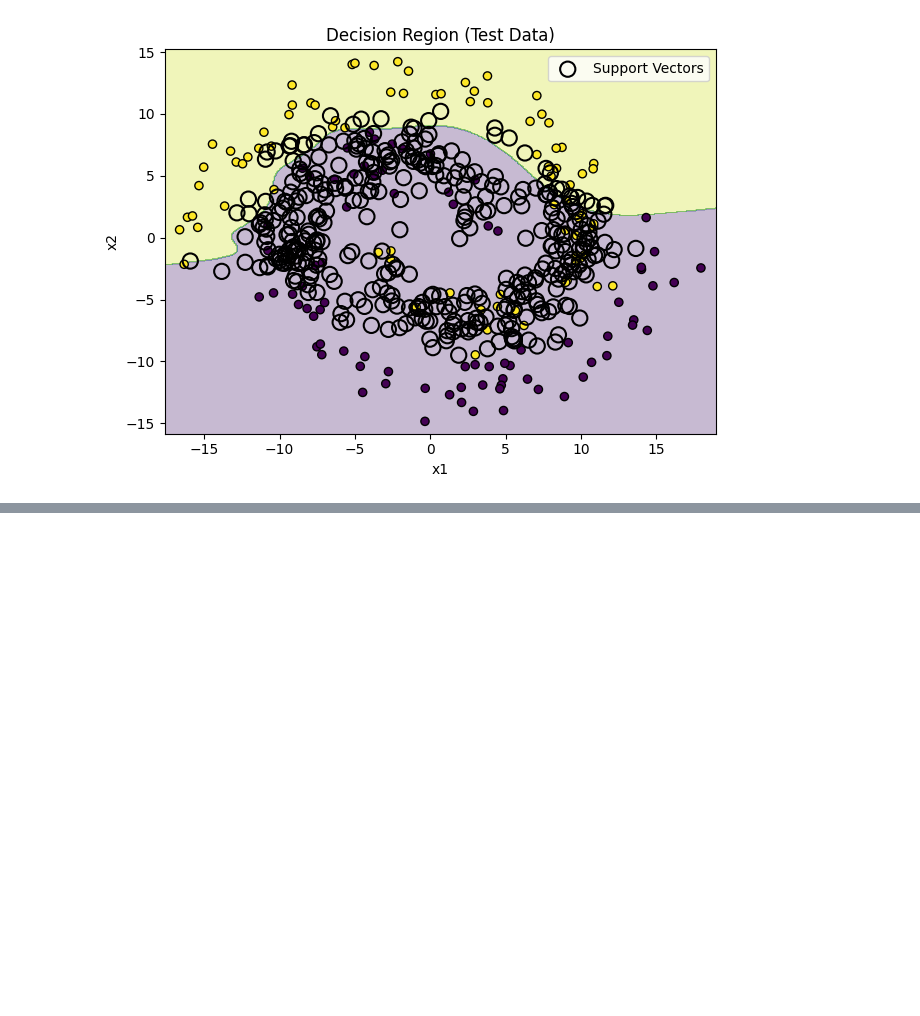
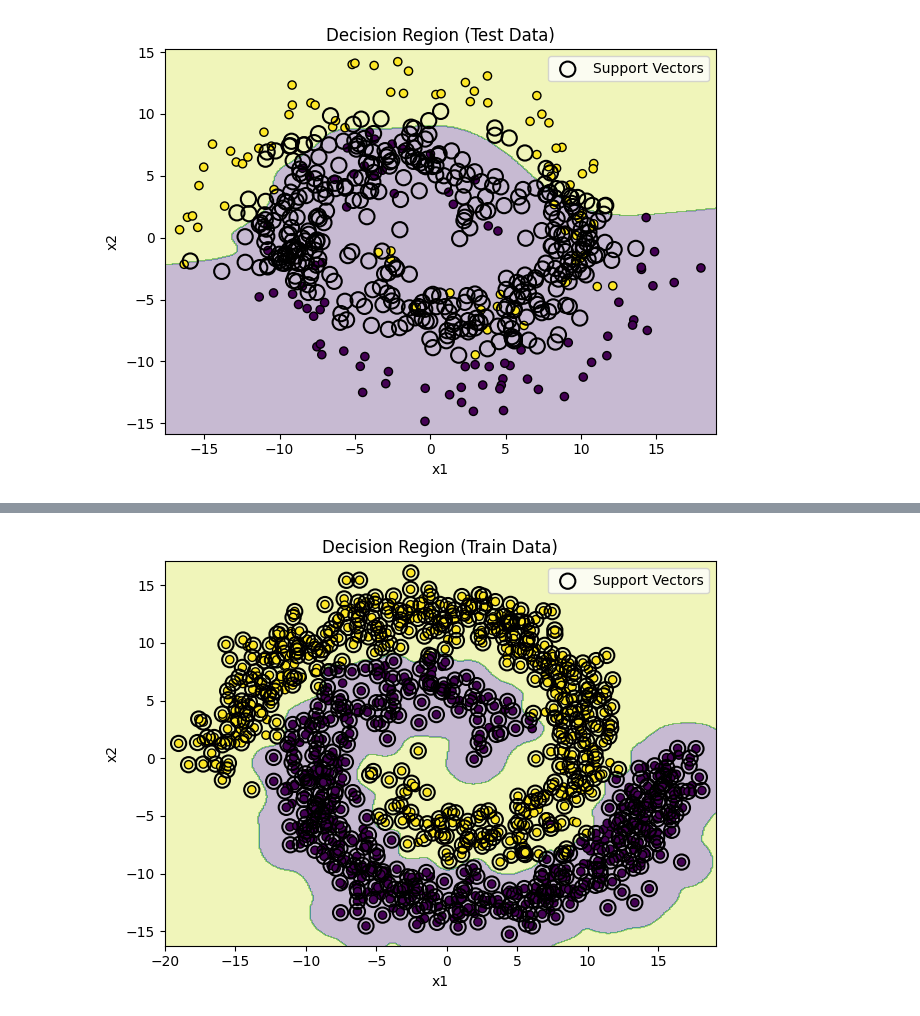
Before and after one commit to Hrushikesh9807/Pattern-Recognition-and-Machine-Learning, a Jupyter notebook: Assignment-4/src/q2.ipynb, the cells around one changed output, grey strips where cells are left out. Drawn from its saved outputs; the diff is of its cells as text; code cells hidden in the pictures; blank space fills up the shorter version.

```diff
--- a/Assignment-4/src/q2.ipynb
+++ b/Assignment-4/src/q2.ipynb
@@ -189,0 +192,21 @@ plot_decision_regions(clf, xtest, ytest, title="Decision Region (Test Data)")
+# %%
+from sklearn import svm
+
+gs = [0.001, 0.01, 0.1, 1, 10, 100]
+
+for c in [1, 10, 100]:
+    for g in gs:
+        clf = svm.SVC(kernel='rbf', C=c, gamma=g)
+        clf.fit(xtrain, ytrain)
+        print(f"Gaussian kernel, C={c}, width={g}")
+
+        ytest_pred = clf.predict(xtest)
+        ytrain_pred = clf.predict(xtrain)
+        yval_pred = clf.predict(xval)
+
+        print("Train Accuracy: ",  accuracy_score(ytrain_pred, ytrain))
+
+        print("Test Accuracy: ",  accuracy_score(ytest_pred, ytest))
+
+        print("Validation accuracy: ", accuracy_score(yval_pred, yval))
+        print("")
@@ -189,0 +294,4 @@ plot_decision_regions(clf, xtest, ytest, title="Decision Region (Test Data)")
+# %%
+plot_decision_regions(clf, xtrain, ytrain, title="Decision Region (Train Data)")
+# %% [output]
+[figure, added]
```
Also changed, not shown: parts of 6 cells of this notebook, 1 other file.
